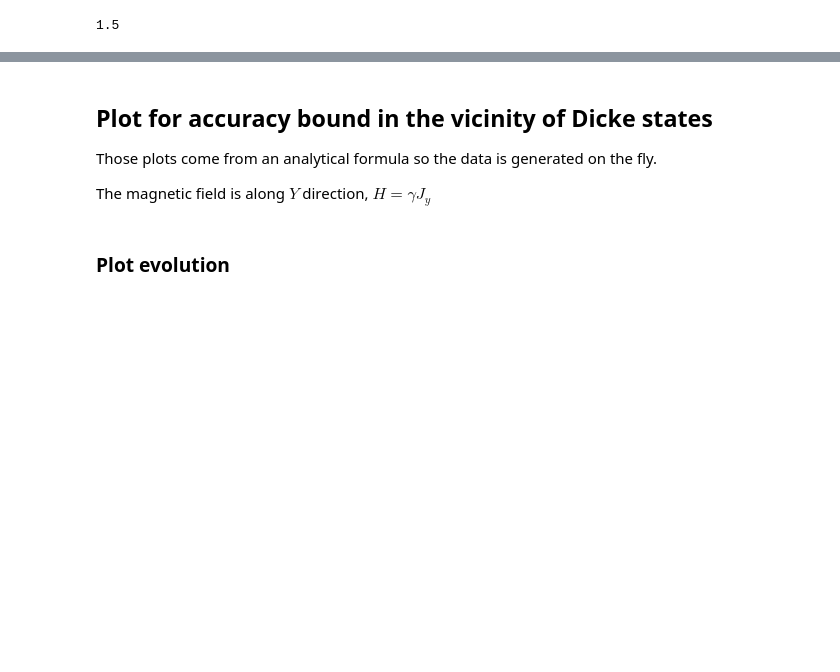
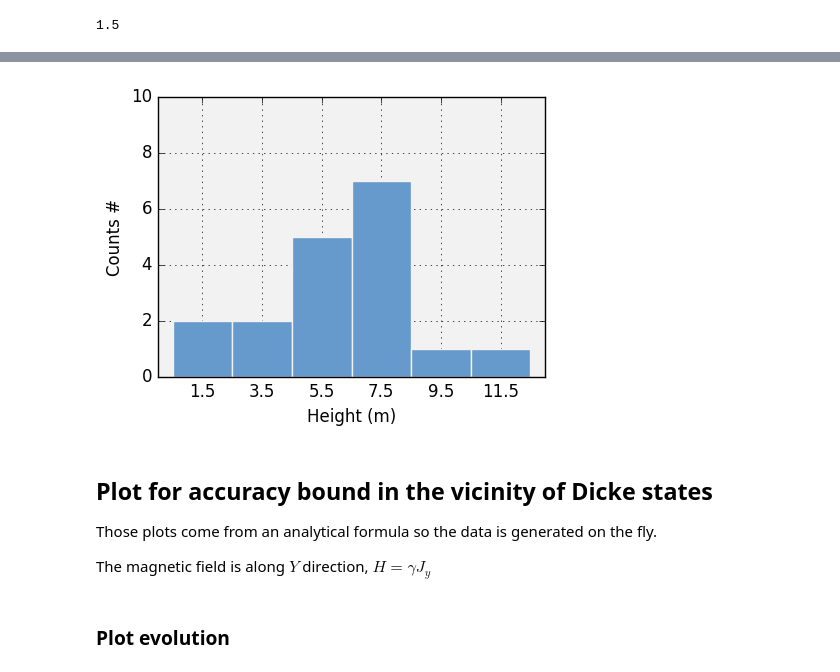
Before and after one commit to iagobaapellaniz/PhD_Thesis, a Jupyter notebook: mainPlots.ipynb, the cells around one changed output, grey strips where cells are left out. Cells and saved outputs as stored; diff of their text form; code cells hidden in the pictures; blank space fills up the shorter version.

```diff
--- a/plots.ipynb
+++ b/mainPlots.ipynb
@@ -27,3 +49,19 @@ LWD = 1.5 #points
+# %%
+x_histo, y_histo = hist(dist,5)
+fig = figure(figsize=[5,3.5])
+plt = bar(Array(x_histo)[2:end].-1.5, y_histo, width=2, facecolor= (0.4,0.6,0.8), edgecolor = "0.95")
+axis(xmin = 0, xmax = 13, ymax = 10);
+axes = fig[:axes][1]
+axes[:set_axis_bgcolor]("0.95")
+axes[:set_axisbelow](true)
+grid()
+xlabel("Height (m)")
+xlabel("Height (m)")
+ylabel("Counts #")
+xticks([1.5,3.5,5.5,7.5,9.5,11.5]);
+savefig("svg/BG_hist_bin_2.svg", bbox_inches="tight")
+# %% [output]
+[figure, added]
 # %% [markdown]
 ## Plot for accuracy bound in the vicinity of Dicke states
 
```
Also changed, not shown: parts of 3 cells of this notebook, 8 other files.
